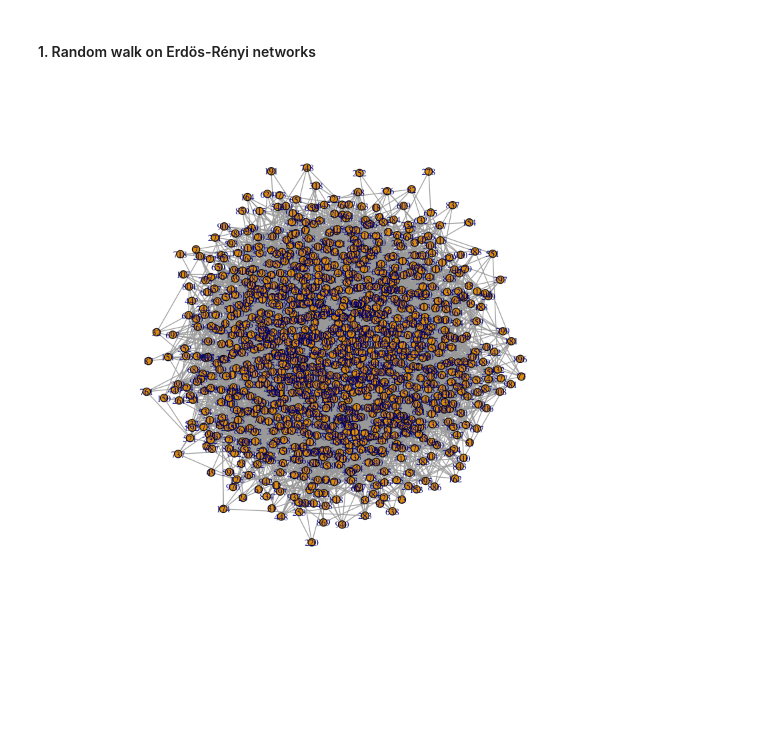
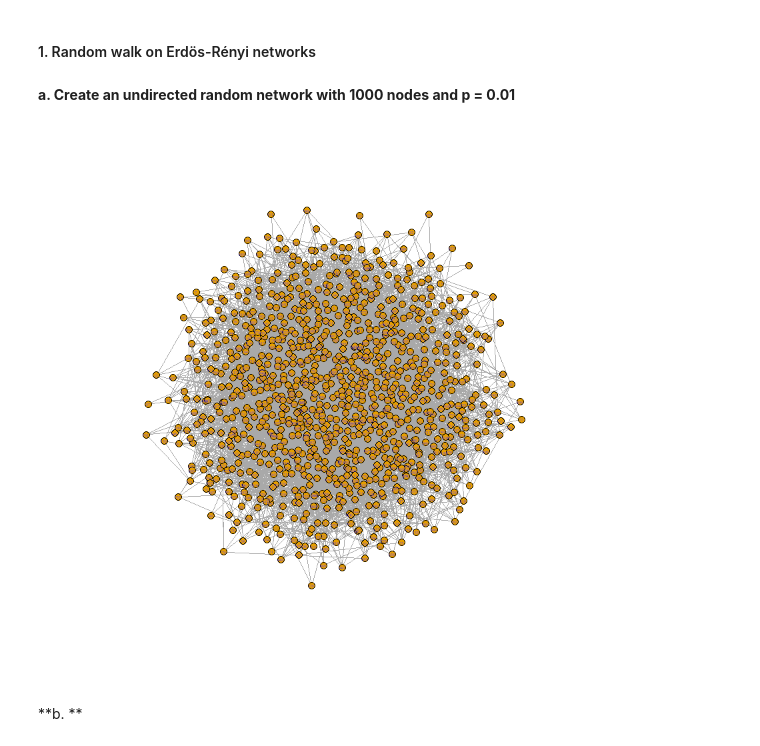
Before and after one commit to popo0293/232-P1, a Jupyter notebook: Project_1_Part_2.ipynb, the cells around one changed output. Cells and saved outputs as stored; diff of their text form; code cells hidden in the pictures; blank space fills up the shorter version.

```diff
--- a/Project_1_Part_2.ipynb
+++ b/Project_1_Part_2.ipynb
@@ -6,10 +21,13 @@ library('pracma')
 ### Part 2. Random Walk on Networks
 # %% [markdown]
 #### 1. Random walk on Erdös-Rényi networks
+# %% [markdown]
+**a. Create an undirected random network with 1000 nodes and p = 0.01**
 # %%
-# Create an undirected random network with 1000 nodes and p = 0.01
 set.seed(1)
-g1 <- random.graph.game(1000, p = 0.01, directed = F)
-plot(g1,vertex.size=4, vertex.label.cex=0.7)
+g <- erdos.renyi.game(1000, p = 0.01, directed=F)
+plot(g1,vertex.size=4, vertex.label.cex=0.3)
 # %% [output]
-[figure, old version]
+[figure, new version]
+# %% [markdown]
+**b. **
```
Also changed, not shown: parts of 8 cells of this notebook, 1 other file.
